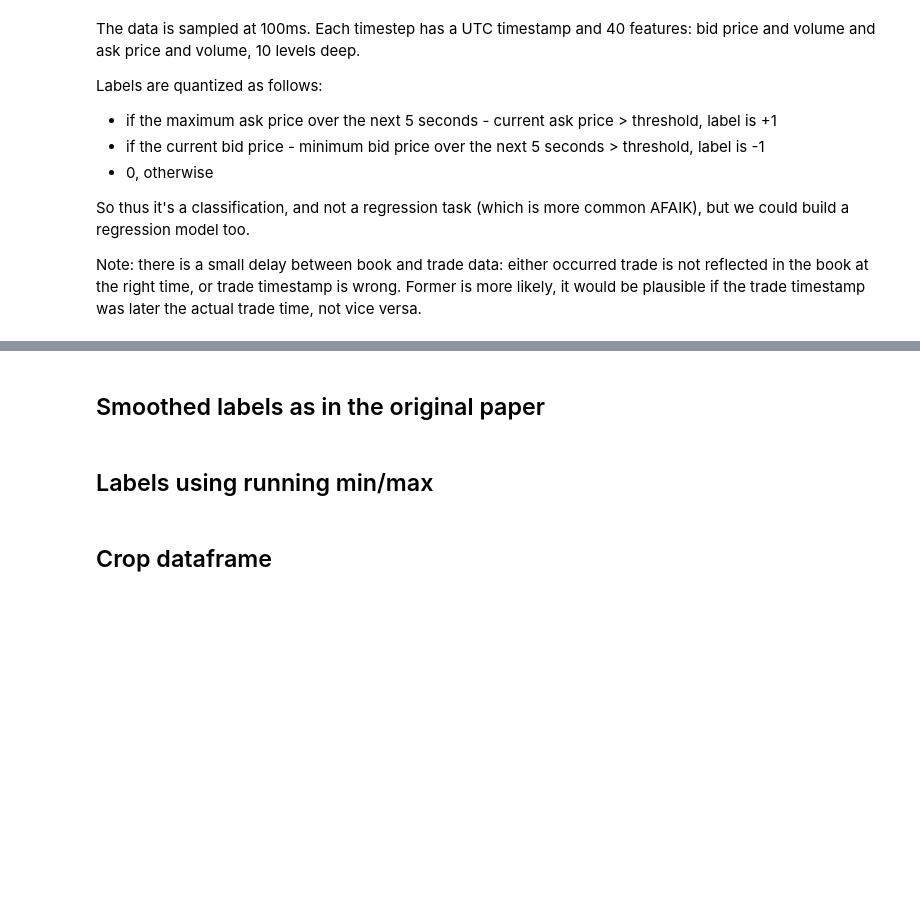
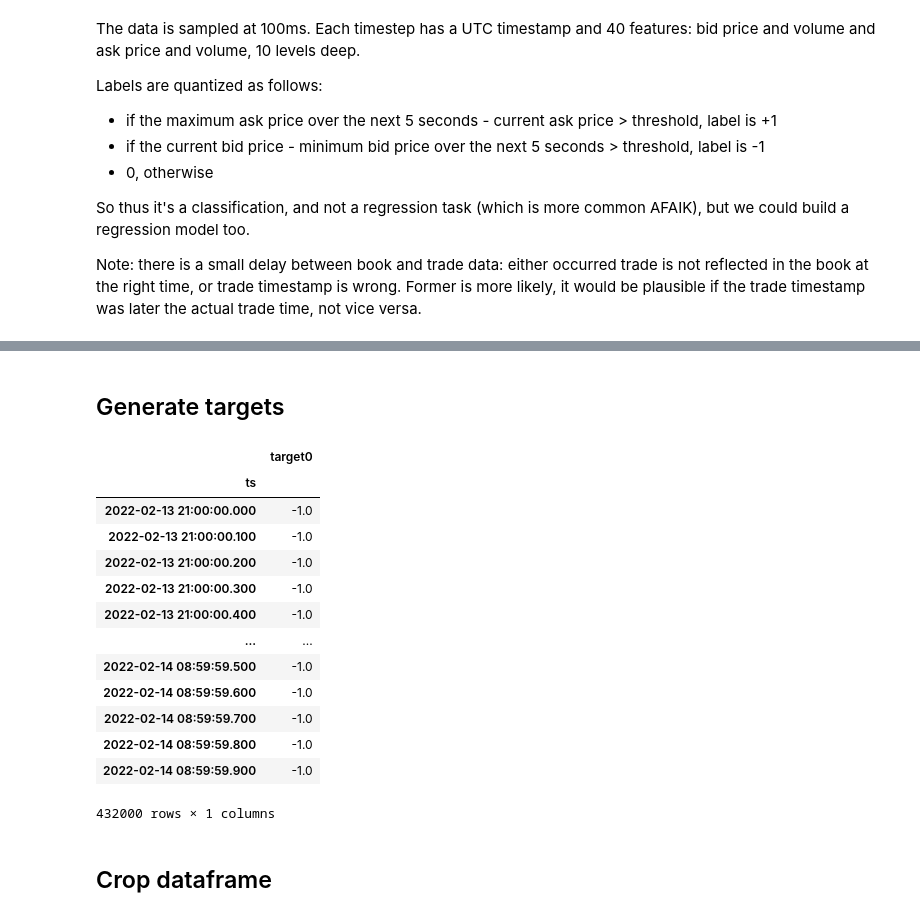
Before and after one commit to starovoitovs/makers, a Jupyter notebook: train_inception.ipynb, the cells around one changed output, grey strips where cells are left out. Drawn from its saved outputs; the diff is of its cells as text; code cells hidden in the pictures; blank space fills up the shorter version.

```diff
--- a/train_inception.ipynb
+++ b/train_inception.ipynb
@@ -191,6 +238,6 @@ for exchange in 'COINBASE', 'BITFINEX', 'KRAKEN', 'FTX', 'POLONIEX', 'GEMINI':
         trades += [df_trades]
 # %% [markdown]
-## Smoothed labels as in the original paper
+## Generate targets
 # %%
 # calculate smoothed labels
 # https://arxiv.org/pdf/1808.03668.pdf, p. 4
@@ -213,5 +260,3 @@ for df in books:
 
     # signal3 might be less useful since it might indicate jump in the past, not future
     df['signal2'] = -1 + 1. * (df['y2'] >= -label_threshold) + 1. * (df['y2'] >= label_threshold)
-# %% [markdown]
-## Labels using running min/max
@@ -231,3 +263,21 @@ for df in books:
+# %%
+df_targets = pd.concat([df['signal1'].rename(f'target{i}') for i, df in enumerate(books)], axis=1)
+df_targets
+# %% [output]
+|  | target0 |
+| ts |  |
+| 2022-02-13 21:00:00.000 | -1.0 |
+| 2022-02-13 21:00:00.100 | -1.0 |
+| 2022-02-13 21:00:00.200 | -1.0 |
+| 2022-02-13 21:00:00.300 | -1.0 |
+| 2022-02-13 21:00:00.400 | -1.0 |
+| ... | ... |
+| 2022-02-14 08:59:59.500 | -1.0 |
+| 2022-02-14 08:59:59.600 | -1.0 |
+| 2022-02-14 08:59:59.700 | -1.0 |
+| 2022-02-14 08:59:59.800 | -1.0 |
+| 2022-02-14 08:59:59.900 | -1.0 |
+432000 rows × 1 columns
 # %% [markdown]
 ## Crop dataframe
 # %%
```
Also changed, not shown: parts of 38 cells of this notebook.
